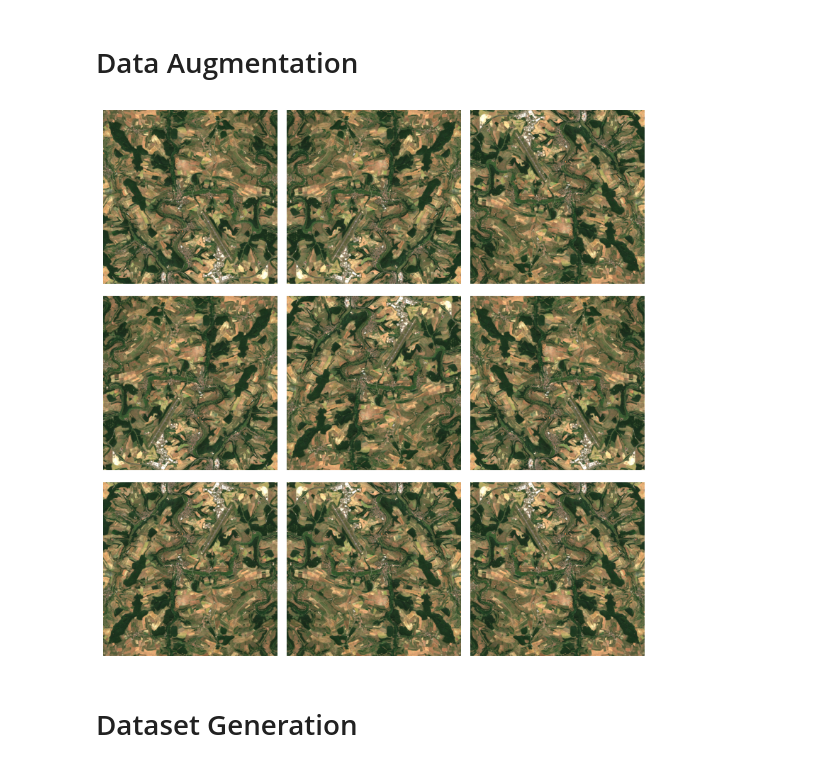
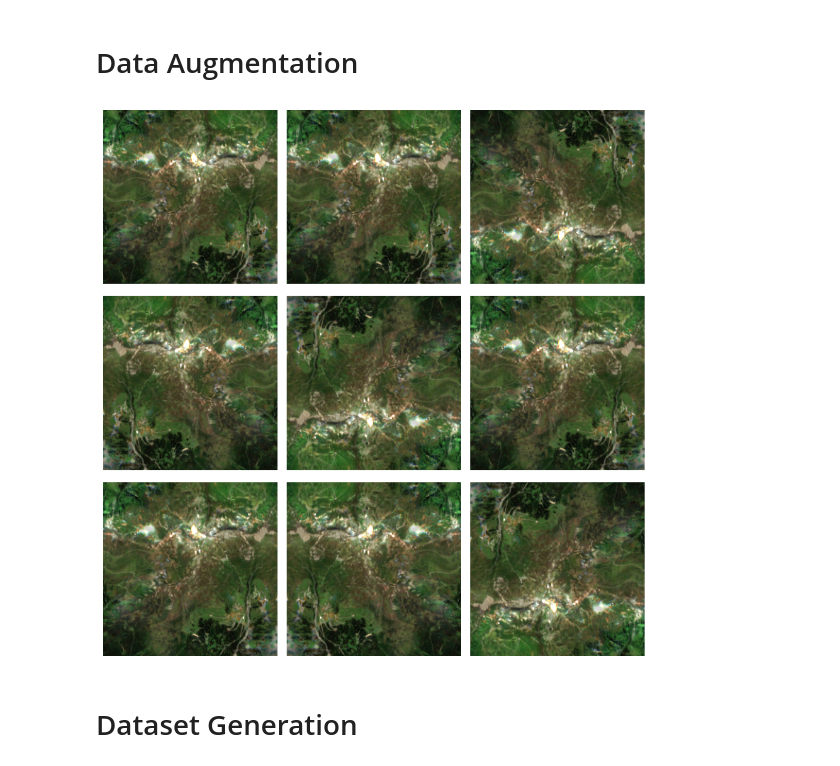
Before and after one commit to lgiesen/forest_height, a Jupyter notebook: 1_data_preparation.ipynb, the cells around one changed output. Saved outputs shown, nothing was run; the diff lists cells and outputs as text; code cells hidden in the pictures.

Commit message:
cleanup + data augmentation on patches

```diff
--- a/1_data_preparation.ipynb
+++ b/1_data_preparation.ipynb
@@ -150,0 +150,3 @@ y.shape
+# %%
+# put x and y axis patches together
+all_patches = np.reshape(all_patches, (all_patches.shape[0], all_patches.shape[1]*all_patches.shape[2], all_patches.shape[3], all_patches.shape[4], all_patches.shape[5]))
@@ -151,28 +167,14 @@ y.shape
 # %%
-import matplotlib.pyplot as plt
-def plot(img):
-    #satellite image
-    if(len(img.shape) == 3):
-      # Extract Red, Green, and Blue bands
-      red = img[2, :, :]
-      green = img[1, :, :]
-      blue = img[0, :, :]
+def normalize_color(img):
+  assert len(img.shape) == 3
+  # Extract Red, Green, and Blue bands
+  red = img[2, :, :]
+  green = img[1, :, :]
+  blue = img[0, :, :]
 
-      # Normalize the bands to [0, 1] range
-      red_norm = (red - red.min()) / (red.max() - red.min())
-      green_norm = (green - green.min()) / (green.max() - green.min())
-      blue_norm = (blue - blue.min()) / (blue.max() - blue.min())
-      # Stack the bands to create an RGB image
-      scaled_img = np.stack((red_norm, green_norm, blue_norm), axis=-1)
-    #mask
-    elif(len(img.shape) == 2):
-      scaled_img = (img - np.min(img)) / (np.amax(img) - np.amin(img))
-      scaled_img = np.squeeze(scaled_img) # remove redundant dimension
-    else: print(f"image could not be visualized. The shape of the image is {img.shape}")
+  # Normalize the bands to [0, 1] range
+  red_norm = (red - red.min()) / (red.max() - red.min())
+  green_norm = (green - green.min()) / (green.max() - green.min())
+  blue_norm = (blue - blue.min()) / (blue.max() - blue.min())
 
-
-    # Plot the image
-    plt.figure(figsize=(5, 5))
-    plt.imshow(scaled_img)
-    plt.axis('off')
-    plt.show()
+  return np.stack((red_norm, green_norm, blue_norm), axis=-1)
@@ -193,18 +204,22 @@ image = np.asarray(scaled_img)
+# %%
+image = normalize_color(all_patches[0][0][0][:3])
 # %%
 #image = tf.cast(tf.expand_dims(image, 0), tf.float32)
 plt.figure(figsize=(10, 10))
 
 for i in range(9):
   augmented_image = data_augmentation(image, training=True)
   ax = plt.subplot(3, 3, i + 1)
   plt.subplots_adjust(hspace=0.07, wspace=0.01)
   plt.imshow(augmented_image)
   plt.axis("off")
   #print(augmented_image.shape)
   #print(i)
   #plot_img(augmented_image)
+
+del augmented_image, image
 # %% [output]
-[figure, old version]
+[figure, new version]
 # %% [markdown]
 # Dataset Generation
 # %%
```
Also changed, not shown: parts of 14 cells of this notebook.
